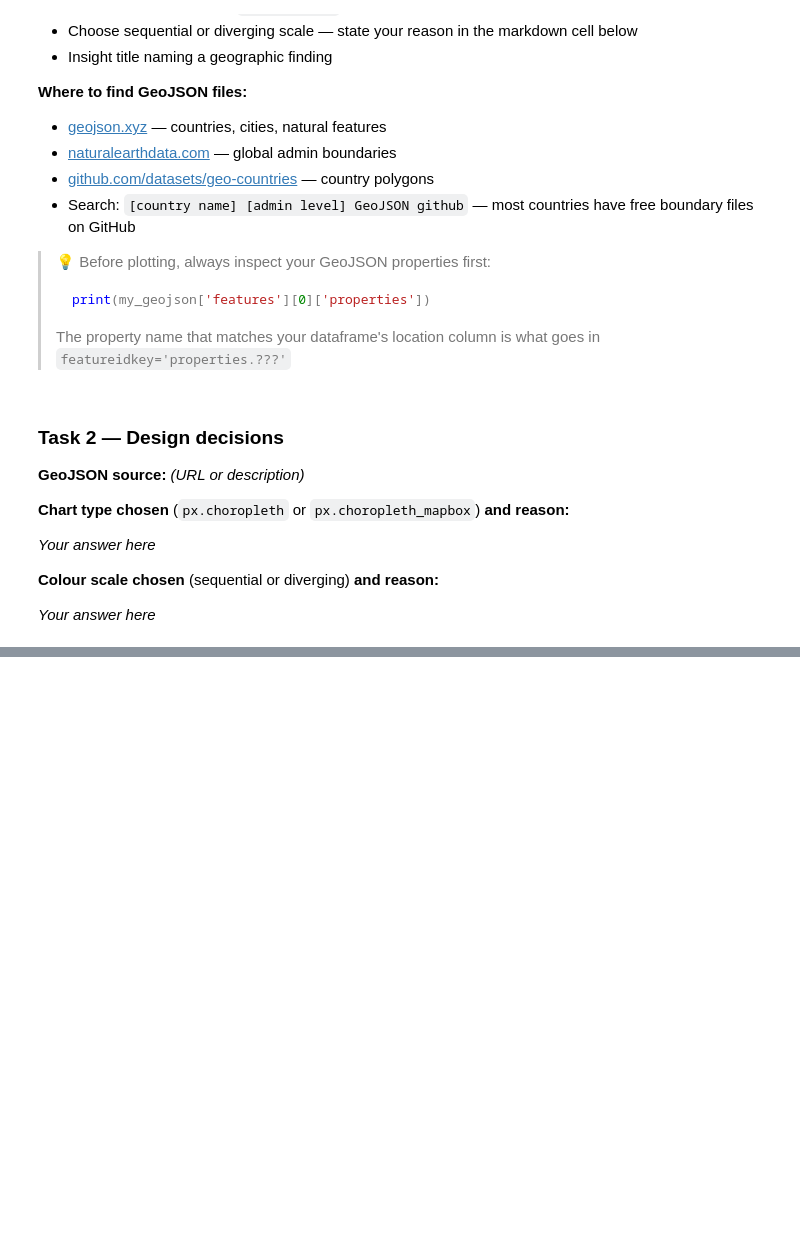
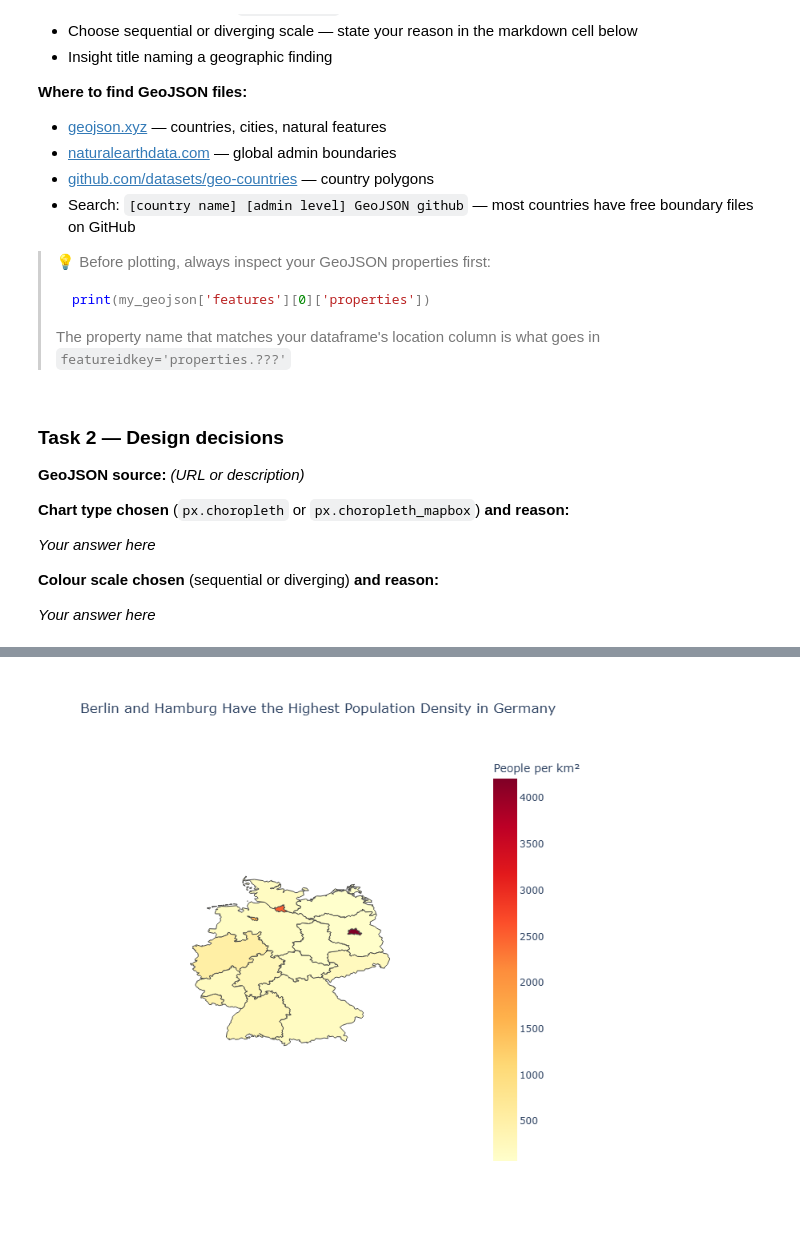
Before and after one commit to nithinchowdary59/dataviz-exercises-Nithin_Chowdary_Raya, a Jupyter notebook: week06/lecture06_exercise.ipynb, the cells around one changed output, grey strips where cells are left out. Drawn from its saved outputs; the diff is of its cells as text; code cells hidden in the pictures; blank space fills up the shorter version.

```diff
--- a/week06/lecture06_exercise.ipynb
+++ b/week06/lecture06_exercise.ipynb
@@ -72,9 +123,19 @@ import json
 # Task 2
 # YOUR CODE HERE
 
-# Load your GeoJSON
-# with open('your_file.geojson', 'r') as file:
-#     my_geojson = json.load(file)
 
-# Inspect the properties to find the right featureidkey
-# print(my_geojson['features'][0]['properties'])
+# Task 2 — Population density across German states
+
+import urllib.request
+
+# Load German state boundaries
+geojson_url = (
+    "https://raw.githubusercontent.com/isellsoap/"
+    "deutschlandGeoJSON/main/2_bundeslaender/4_niedrig.geo.json"
+)
+
+with urllib.request.urlopen(geojson_url) as response:
+    my_geojson = json.loads(response.read().decode("utf-8"))
+
+# Inspect GeoJSON properties
+print(my_geojson['features'][0]['properties'])
@@ -80,0 +179,27 @@ import json
+# %%
+
+# Create the choropleth map
+fig = px.choropleth(
+    density_df,
+    geojson=my_geojson,
+    locations='id',
+    featureidkey='properties.id',
+    color='density',
+    hover_name='state',
+    hover_data={'density': True, 'id': False},
+    color_continuous_scale='YlOrRd',
+    title='Berlin and Hamburg Have the Highest Population Density in Germany',
+    labels={'density': 'People per km²'}
+)
+
+fig.update_geos(fitbounds='locations', visible=False)
+
+fig.update_layout(
+    title_x=0.5,
+    height=700,
+    coloraxis_colorbar_title='People per km²'
+)
+
+fig.show(renderer="png")
+# %% [output]
+[figure, added]
```
Also changed, not shown: parts of 3 cells of this notebook.
